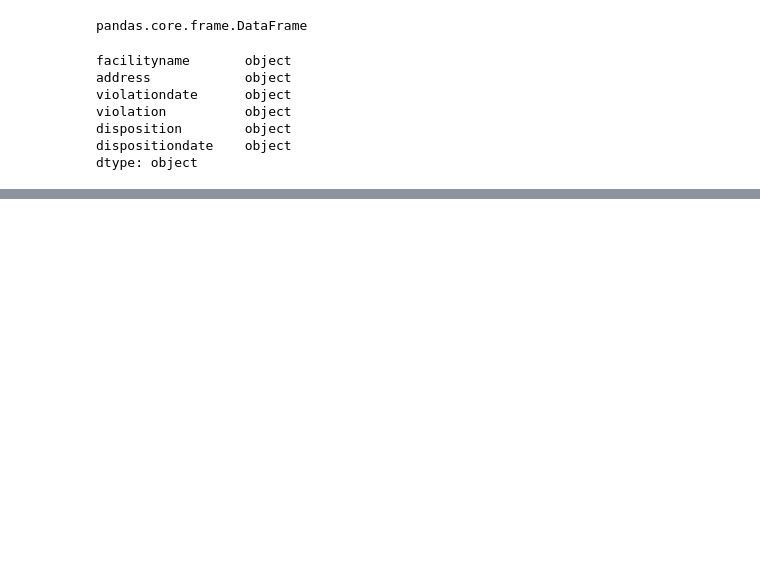
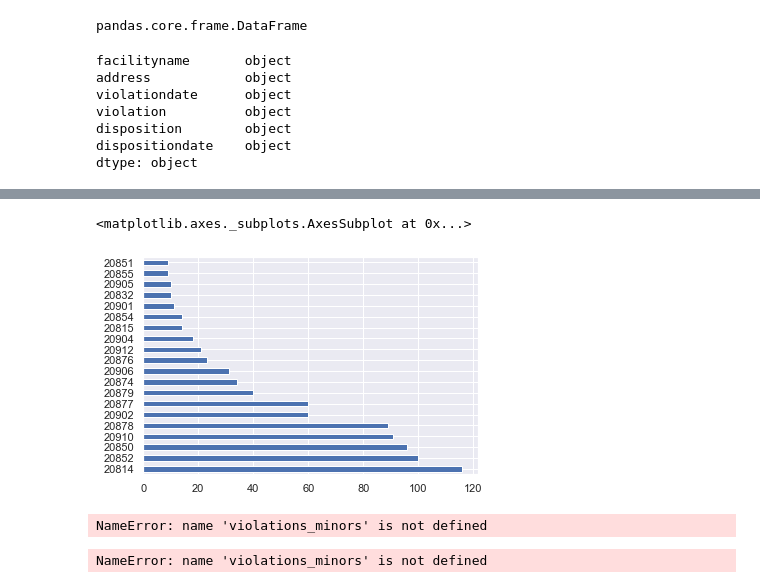
Before and after one commit to jenniferparaboschi/Data205Projects, a Jupyter notebook: JParaboschiProject.ipynb, the cells around one changed output, grey strips where cells are left out. Cells and saved outputs as stored; diff of their text form; code cells hidden in the pictures; blank space fills up the shorter version.

```diff
--- a/JParaboschiProject.ipynb
+++ b/JParaboschiProject.ipynb
@@ -107,0 +246,16 @@ violations_data["disposition"]=violations_data["disposition"].fillna(value="No V
+# %%
+# This plots the top 20 zip codes.
+violations_data["zip"].value_counts()[:20].plot(kind="barh")
+# %% [output]
+<matplotlib.axes._subplots.AxesSubplot at 0x...>
+[figure, added]
+# %%
+violations_minors[violations_data["violation"].isin(["SALE TO MINOR", "6.1 SALES OR SERVICE TO MINORS/CONSUMPTION OR POSSESSION OF MINORS"])]
+violations_minors["violation"]
+# %% [output]
+NameError: name 'violations_minors' is not defined
+# %%
+violations_minors[(violations_data["violation"] == "SALE TO MINOR") or (violations_data["violation"] == "6.1 SALES OR SERVICE TO MINORS/CONSUMPTION OR POSSESSION OF MINORS")]
+violations_minors["violation"]
+# %% [output]
+NameError: name 'violations_minors' is not defined
```
Also changed, not shown: parts of 49 cells of this notebook.
